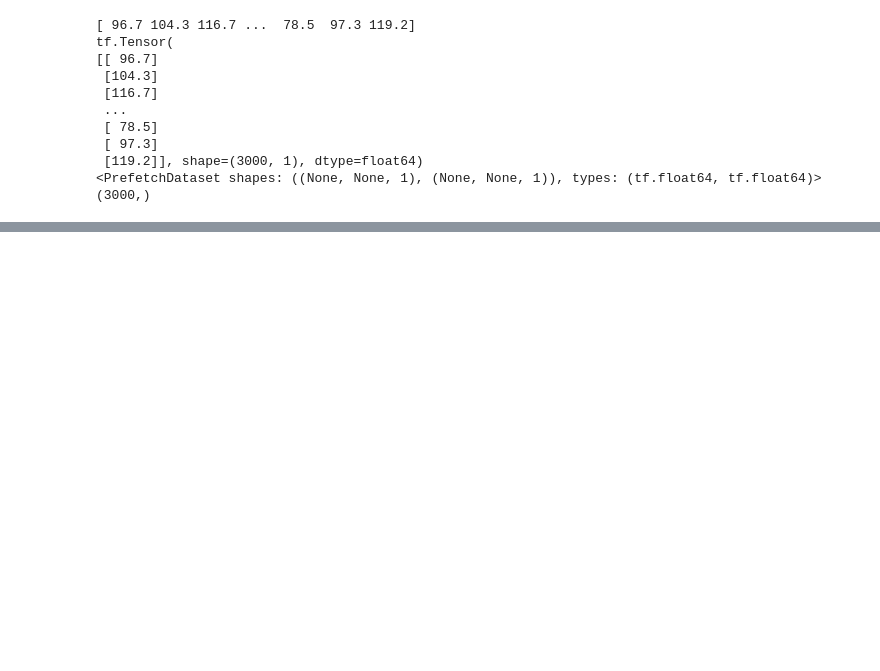
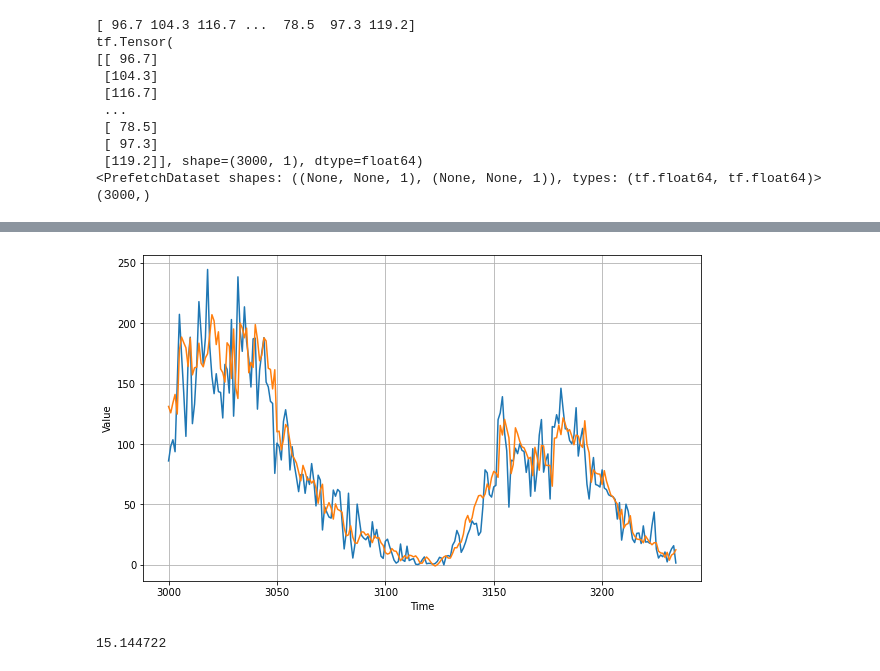
Before and after one commit to finesketch/deep_learning, a Jupyter notebook: 4. Sequences, Time Series and Prediction/Course4_Part4_Lesson5.ipynb, the cells around one changed output, grey strips where cells are left out. Drawn from its saved outputs; the diff is of its cells as text; code cells hidden in the pictures; blank space fills up the shorter version.

```diff
--- a/4. Sequences, Time Series and Prediction/Course4_Part4_Lesson5.ipynb
+++ b/4. Sequences, Time Series and Prediction/Course4_Part4_Lesson5.ipynb
@@ -188,0 +188,13 @@ Epoch 500/500
+# %%
+rnn_forecast = model_forecast(model, series[..., np.newaxis], window_size)
+rnn_forecast = rnn_forecast[split_time - window_size:-1, -1, 0]
+# %%
+plt.figure(figsize=(10,6))
+plot_series(time_valid, x_valid)
+plot_series(time_valid, rnn_forecast)
+# %% [output]
+[figure, added]
+# %%
+tf.keras.metrics.mean_absolute_error(x_valid, rnn_forecast).numpy()
+# %% [output]
+15.144722
```
Also changed, not shown: parts of 8 cells of this notebook.
